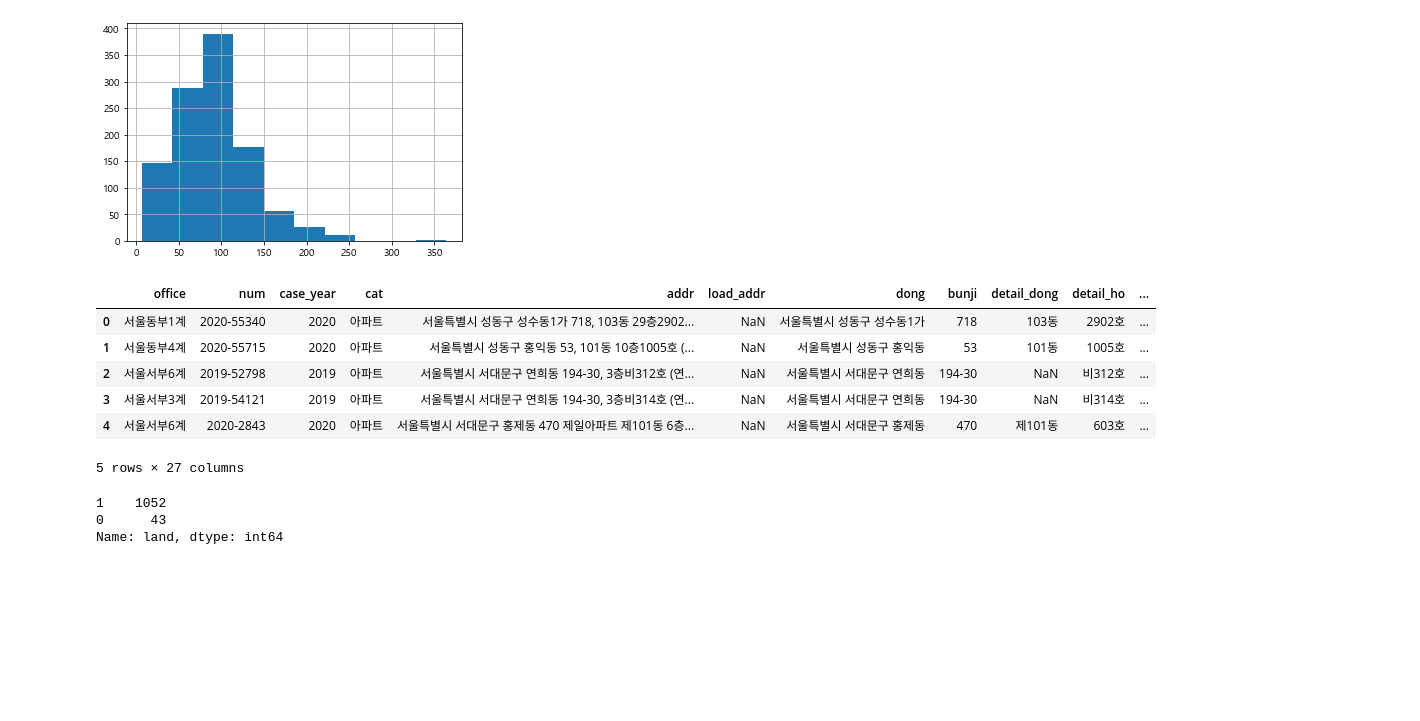
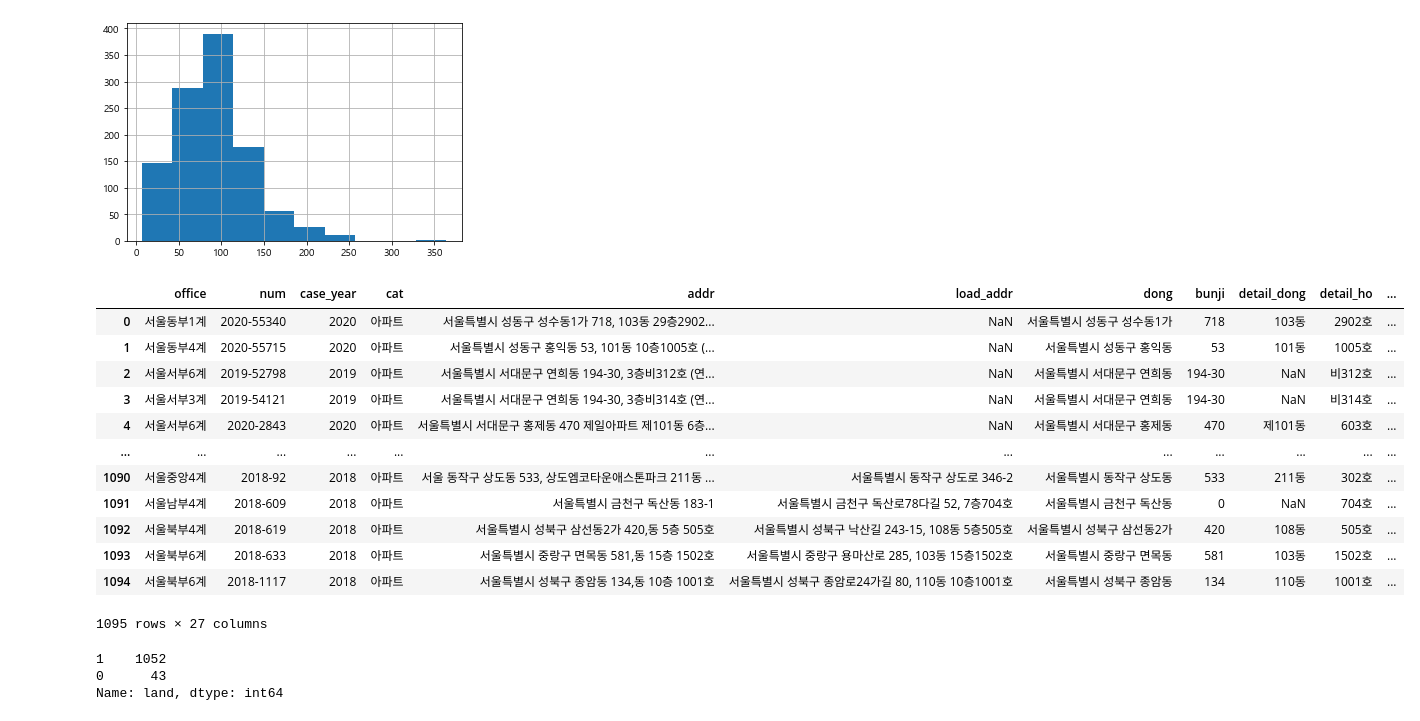
Before and after one commit to JinsolPark/final_project, a Jupyter notebook: jspark/02_데이터분석.ipynb, the cells around one changed output. Drawn from its saved outputs; the diff is of its cells as text; code cells hidden in the pictures; blank space fills up the shorter version.

```diff
--- a/jspark/02_데이터분석.ipynb
+++ b/jspark/02_데이터분석.ipynb
@@ -248,18 +248,27 @@ df.build_area.hist()
 # %% [output]
 <AxesSubplot:>
 [figure]
-# %%
-# 건물면적을 6~20, 21~60, 61~85, 86~150, 151~ 으로 구분
-df["build_area_cat"] = pd.cut(df["build_area"], bins=[6,20,60,85,150,366], labels=["6~20m2","21~60m2","61~85m2","86~150m2","151m2 이상"])
-df.head()
-# %% [output]
-|  | office | num | case_year | cat | addr | load_addr | dong | bunji | detail_dong | detail_ho | ... |
-| 0 | 서울동부1계 | 2020-55340 | 2020 | 아파트 | 서울특별시 성동구 성수동1가 718, 103동 29층2902... | NaN | 서울특별시 성동구 성수동1가 | 718 | 103동 | 2902호 | ... |
-| 1 | 서울동부4계 | 2020-55715 | 2020 | 아파트 | 서울특별시 성동구 홍익동 53, 101동 10층1005호 (... | NaN | 서울특별시 성동구 홍익동 | 53 | 101동 | 1005호 | ... |
-| 2 | 서울서부6계 | 2019-52798 | 2019 | 아파트 | 서울특별시 서대문구 연희동 194-30, 3층비312호 (연... | NaN | 서울특별시 서대문구 연희동 | 194-30 | NaN | 비312호 | ... |
-| 3 | 서울서부3계 | 2019-54121 | 2019 | 아파트 | 서울특별시 서대문구 연희동 194-30, 3층비314호 (연... | NaN | 서울특별시 서대문구 연희동 | 194-30 | NaN | 비314호 | ... |
-| 4 | 서울서부6계 | 2020-2843 | 2020 | 아파트 | 서울특별시 서대문구 홍제동 470 제일아파트 제101동 6층... | NaN | 서울특별시 서대문구 홍제동 | 470 | 제101동 | 603호 | ... |
-5 rows × 27 columns
+# %%
+# 60이하 : 소형, 61~85 : 중형, 86~134 : 대형, 135이상 : 초대형 으로 구분하는 grade컬럼 생성
+
+df['build_area_grade'] = pd.cut(x=df['build_area'],
+                                  bins=[df['build_area'].min(),60,85,134,df['build_area'].max()],
+                                  labels=['소형', '중형','대형','초대형'])
+df
+# %% [output]
+|  | office | num | case_year | cat | addr | load_addr | dong | bunji | detail_dong | detail_ho | ... |
+| 0 | 서울동부1계 | 2020-55340 | 2020 | 아파트 | 서울특별시 성동구 성수동1가 718, 103동 29층2902... | NaN | 서울특별시 성동구 성수동1가 | 718 | 103동 | 2902호 | ... |
+| 1 | 서울동부4계 | 2020-55715 | 2020 | 아파트 | 서울특별시 성동구 홍익동 53, 101동 10층1005호 (... | NaN | 서울특별시 성동구 홍익동 | 53 | 101동 | 1005호 | ... |
+| 2 | 서울서부6계 | 2019-52798 | 2019 | 아파트 | 서울특별시 서대문구 연희동 194-30, 3층비312호 (연... | NaN | 서울특별시 서대문구 연희동 | 194-30 | NaN | 비312호 | ... |
+| 3 | 서울서부3계 | 2019-54121 | 2019 | 아파트 | 서울특별시 서대문구 연희동 194-30, 3층비314호 (연... | NaN | 서울특별시 서대문구 연희동 | 194-30 | NaN | 비314호 | ... |
+| 4 | 서울서부6계 | 2020-2843 | 2020 | 아파트 | 서울특별시 서대문구 홍제동 470 제일아파트 제101동 6층... | NaN | 서울특별시 서대문구 홍제동 | 470 | 제101동 | 603호 | ... |
+| ... | ... | ... | ... | ... | ... | ... | ... | ... | ... | ... | ... |
+| 1090 | 서울중앙4계 | 2018-92 | 2018 | 아파트 | 서울 동작구 상도동 533, 상도엠코타운애스톤파크 211동 ... | 서울특별시 동작구 상도로 346-2 | 서울특별시 동작구 상도동 | 533 | 211동 | 302호 | ... |
+| 1091 | 서울남부4계 | 2018-609 | 2018 | 아파트 | 서울특별시 금천구 독산동 183-1 | 서울특별시 금천구 독산로78다길 52, 7층704호 | 서울특별시 금천구 독산동 | 0 | NaN | 704호 | ... |
+| 1092 | 서울북부4계 | 2018-619 | 2018 | 아파트 | 서울특별시 성북구 삼선동2가 420,동 5층 505호 | 서울특별시 성북구 낙산길 243-15, 108동 5층505호 | 서울특별시 성북구 삼선동2가 | 420 | 108동 | 505호 | ... |
+| 1093 | 서울북부6계 | 2018-633 | 2018 | 아파트 | 서울특별시 중랑구 면목동 581,동 15층 1502호 | 서울특별시 중랑구 용마산로 285, 103동 15층1502호 | 서울특별시 중랑구 면목동 | 581 | 103동 | 1502호 | ... |
+| 1094 | 서울북부6계 | 2018-1117 | 2018 | 아파트 | 서울특별시 성북구 종암동 134,동 10층 1001호 | 서울특별시 성북구 종암로24가길 80, 110동 10층1001호 | 서울특별시 성북구 종암동 | 134 | 110동 | 1001호 | ... |
+1095 rows × 27 columns
 # %%
 # 토지면적 없음=0, 토지면적 있음=1 인 land column 생성
 df["land"] = 0
```
Also changed, not shown: parts of 26 cells of this notebook, 23 other files.
